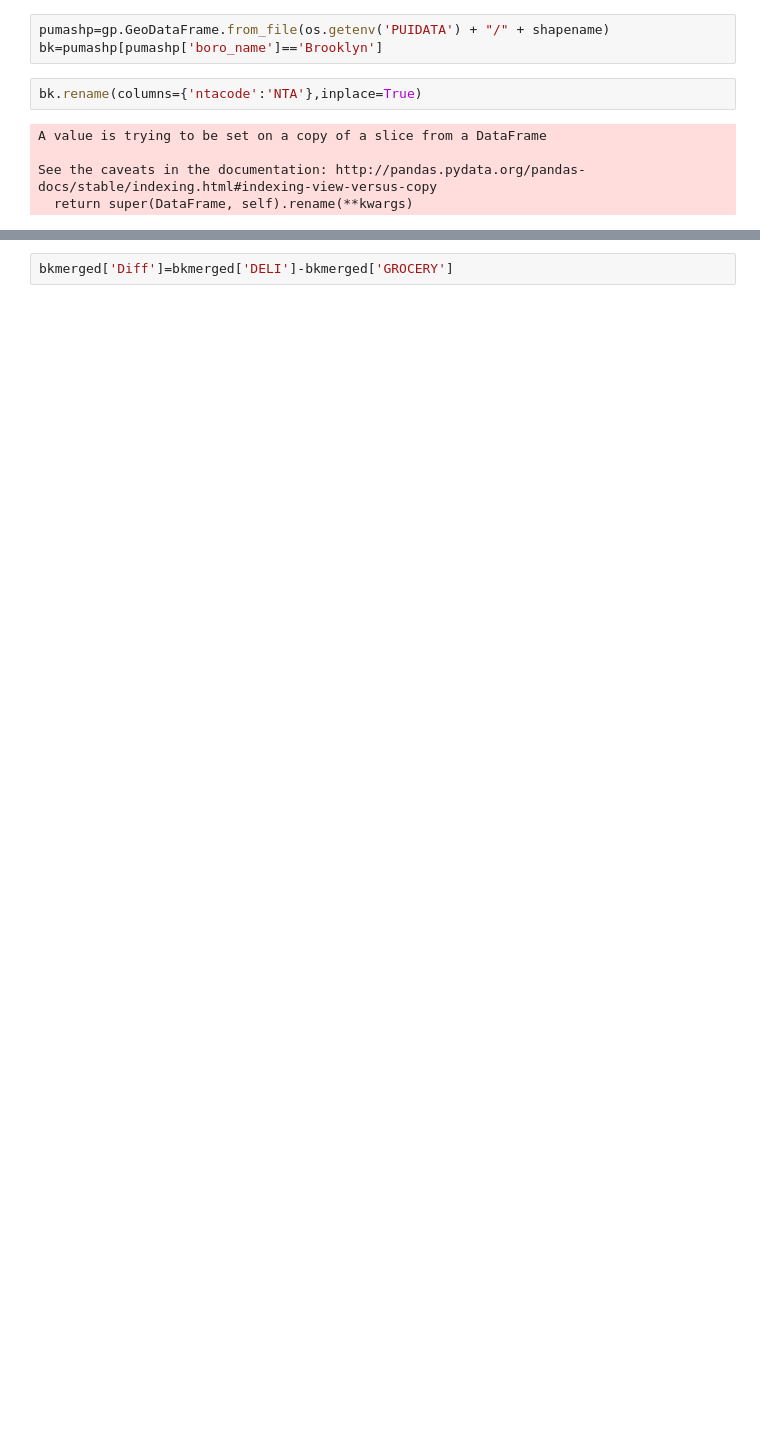
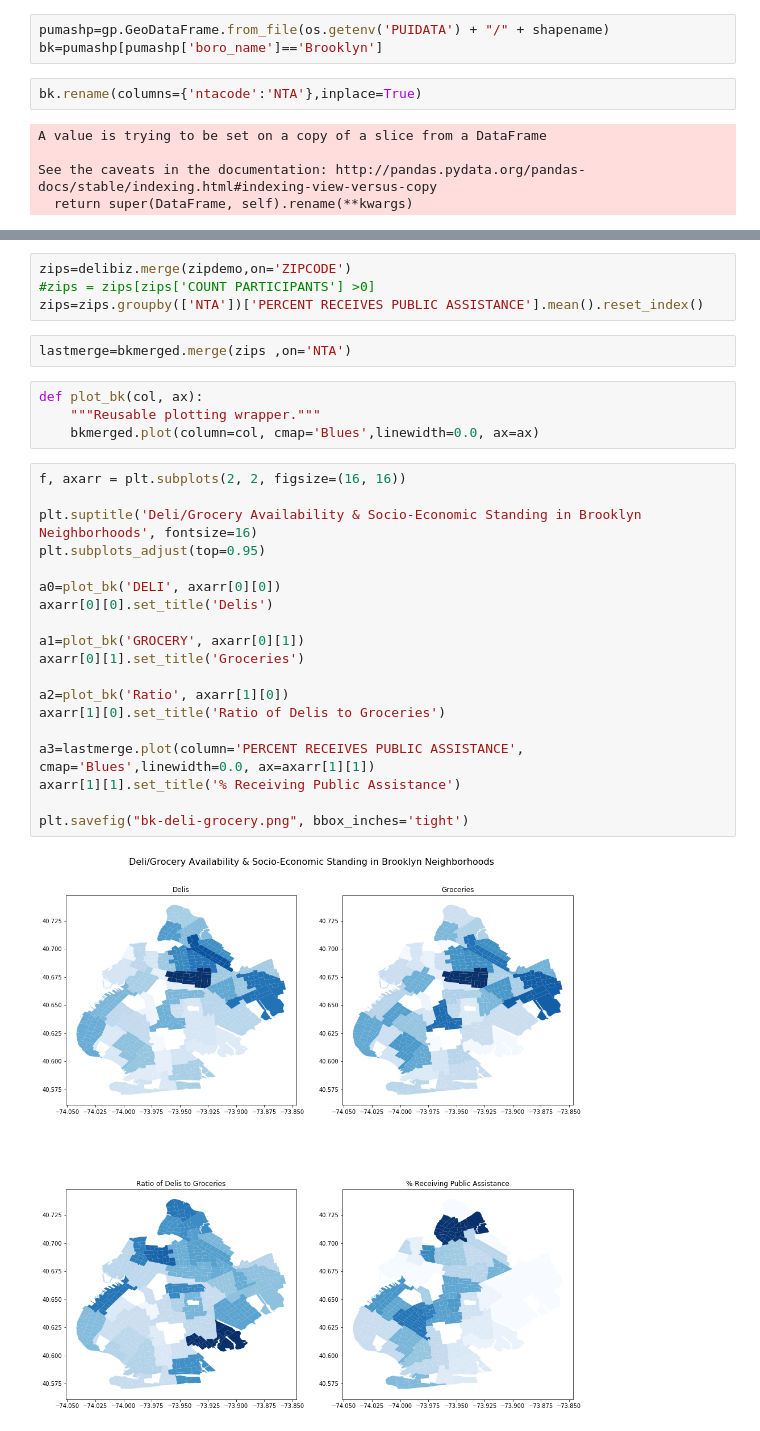
Before and after one commit to zem232/PUI2018_zem232, a Jupyter notebook: HW8_zem232/HW8_zem232_Data_Visualization.ipynb, the cells around one changed output, grey strips where cells are left out. Drawn from its saved outputs; the diff is of its cells as text; blank space fills up the shorter version.

```diff
--- a/HW8_zem232/HW8_zem232_Data_Visualization.ipynb
+++ b/HW8_zem232/HW8_zem232_Data_Visualization.ipynb
@@ -157,3 +167,32 @@ Index(['boro_code', 'boro_ct201', 'boro_name', 'cdeligibil', 'ct2010',
-# %%
-bkmerged['Diff']=bkmerged['DELI']-bkmerged['GROCERY']
+# %%
+zips=delibiz.merge(zipdemo,on='ZIPCODE')
+#zips = zips[zips['COUNT PARTICIPANTS'] >0]
+zips=zips.groupby(['NTA'])['PERCENT RECEIVES PUBLIC ASSISTANCE'].mean().reset_index()
+# %%
+lastmerge=bkmerged.merge(zips ,on='NTA')
+# %%
+def plot_bk(col, ax):
+    """Reusable plotting wrapper."""
+    bkmerged.plot(column=col, cmap='Blues',linewidth=0.0, ax=ax)
+# %%
+f, axarr = plt.subplots(2, 2, figsize=(16, 16))
+
+plt.suptitle('Deli/Grocery Availability & Socio-Economic Standing in Brooklyn Neighborhoods', fontsize=16)
+plt.subplots_adjust(top=0.95)
+
+a0=plot_bk('DELI', axarr[0][0])
+axarr[0][0].set_title('Delis')
+
+a1=plot_bk('GROCERY', axarr[0][1])
+axarr[0][1].set_title('Groceries')
+
+a2=plot_bk('Ratio', axarr[1][0])
+axarr[1][0].set_title('Ratio of Delis to Groceries')
+
+a3=lastmerge.plot(column='PERCENT RECEIVES PUBLIC ASSISTANCE', cmap='Blues',linewidth=0.0, ax=axarr[1][1])
+axarr[1][1].set_title('% Receiving Public Assistance')
+
+plt.savefig("bk-deli-grocery.png", bbox_inches='tight')
+# %% [output]
+[figure, added]
 # %%
```
Also changed, not shown: parts of 19 cells of this notebook, 5 other files.
